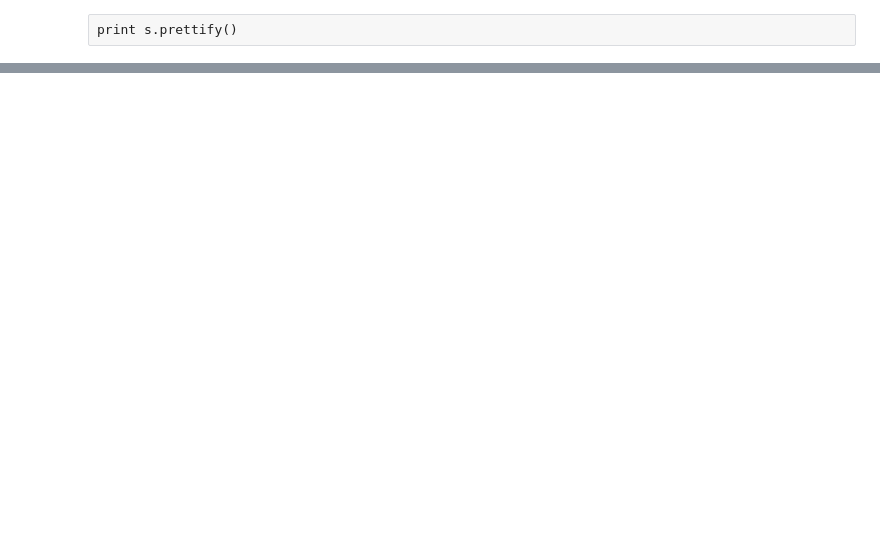
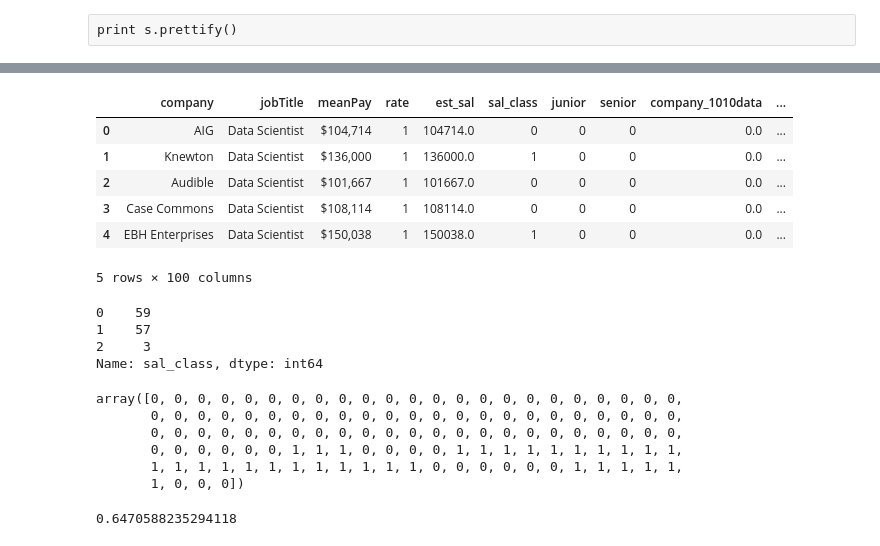
Before and after one commit to spockl/ga-dsi-1, a Jupyter notebook: projects/projects-weekly/project-04/project-4-jocelyn-ong.ipynb, the cells around one changed output, grey strips where cells are left out. Cells and saved outputs as stored; diff of their text form; code cells hidden in the pictures; blank space fills up the shorter version.

```diff
--- a/projects/projects-weekly/project-04/project-4-jocelyn-ong.ipynb
+++ b/projects/projects-weekly/project-04/project-4-jocelyn-ong.ipynb
@@ -488,0 +588,19 @@ print s.prettify()
+# %%
+nyc3['junior'] = nyc3['jobTitle'].map(lambda x: 1 if 'Junior' in x or 'Entry'\
+                                      in x or 'Intern' in x or 'Associate' in x else 0)
+# %%
+nyc3['senior'] = nyc3['jobTitle'].map(lambda x: 1 if 'Senior' in x or 'Chief'\
+                                      in x or 'Principal' in x else 0)
+# %%
+co_dummies = pd.get_dummies(nyc2['company'], prefix='company')
+# %%
+nyc3 = pd.concat([nyc3, co_dummies], axis=1)
+nyc3.head()
+# %% [output]
+|  | company | jobTitle | meanPay | rate | est_sal | sal_class | junior | senior | company_1010data | ... |
+| 0 | AIG | Data Scientist | $104,714 | 1 | 104714.0 | 0 | 0 | 0 | 0.0 | ... |
+| 1 | Knewton | Data Scientist | $136,000 | 1 | 136000.0 | 1 | 0 | 0 | 0.0 | ... |
+| 2 | Audible | Data Scientist | $101,667 | 1 | 101667.0 | 0 | 0 | 0 | 0.0 | ... |
+| 3 | Case Commons | Data Scientist | $108,114 | 1 | 108114.0 | 0 | 0 | 0 | 0.0 | ... |
+| 4 | EBH Enterprises | Data Scientist | $150,038 | 1 | 150038.0 | 1 | 0 | 0 | 0.0 | ... |
+5 rows × 100 columns
@@ -488,0 +614,7 @@ print s.prettify()
+# %%
+y3.value_counts()
+# %% [output]
+0    59
+1    57
+2     3
+Name: sal_class, dtype: int64
@@ -488,0 +623,13 @@ print s.prettify()
+# %%
+m3.predict(X3)
+# %% [output]
+array([0, 0, 0, 0, 0, 0, 0, 0, 0, 0, 0, 0, 0, 0, 0, 0, 0, 0, 0, 0, 0, 0, 0,
+       0, 0, 0, 0, 0, 0, 0, 0, 0, 0, 0, 0, 0, 0, 0, 0, 0, 0, 0, 0, 0, 0, 0,
+       0, 0, 0, 0, 0, 0, 0, 0, 0, 0, 0, 0, 0, 0, 0, 0, 0, 0, 0, 0, 0, 0, 0,
+       0, 0, 0, 0, 0, 0, 1, 1, 1, 0, 0, 0, 0, 1, 1, 1, 1, 1, 1, 1, 1, 1, 1,
+       1, 1, 1, 1, 1, 1, 1, 1, 1, 1, 1, 1, 0, 0, 0, 0, 0, 0, 1, 1, 1, 1, 1,
+       1, 0, 0, 0])
+# %%
+m3.score(X3, y3)
+# %% [output]
+0.6470588235294118
```
Also changed, not shown: parts of 46 cells of this notebook, 14 other files.
